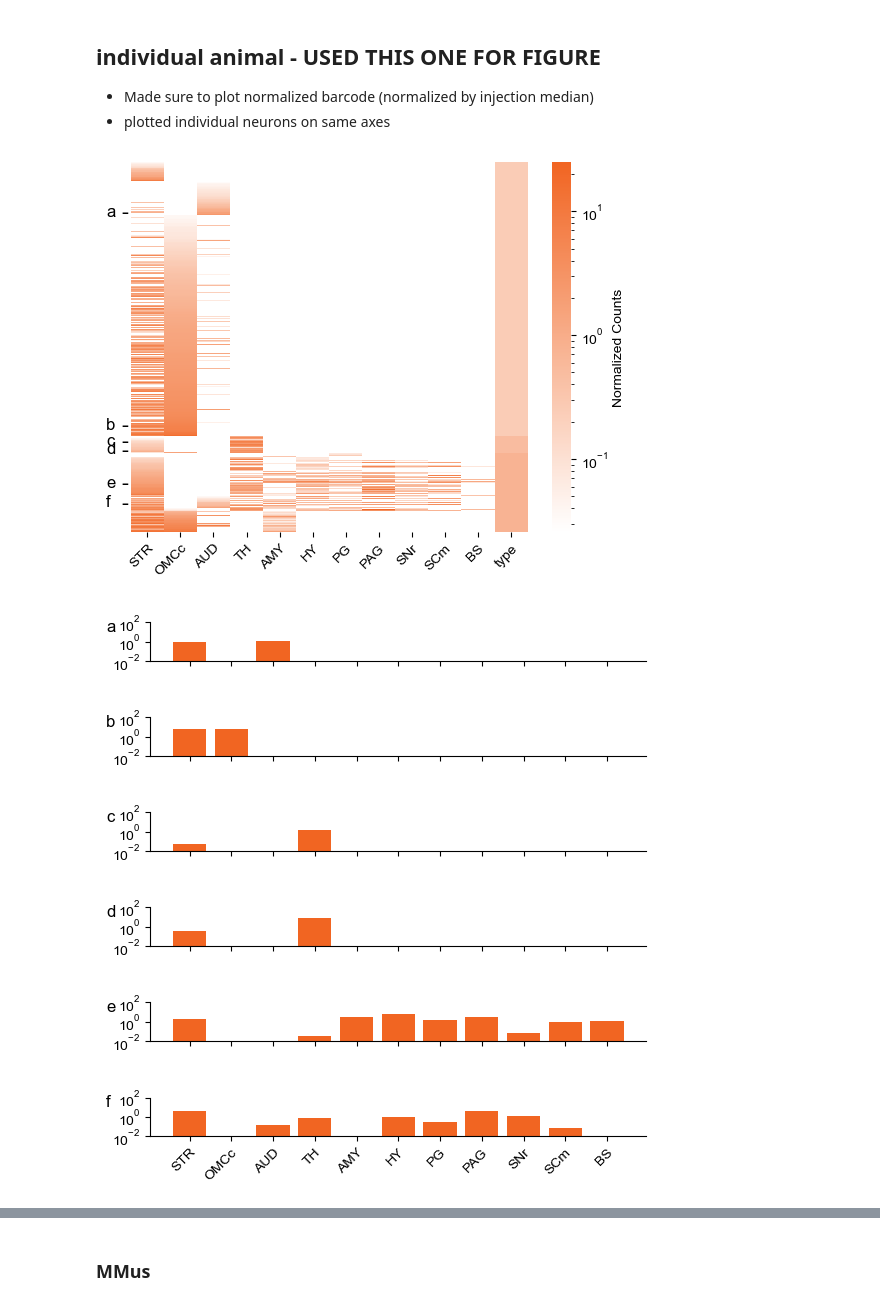
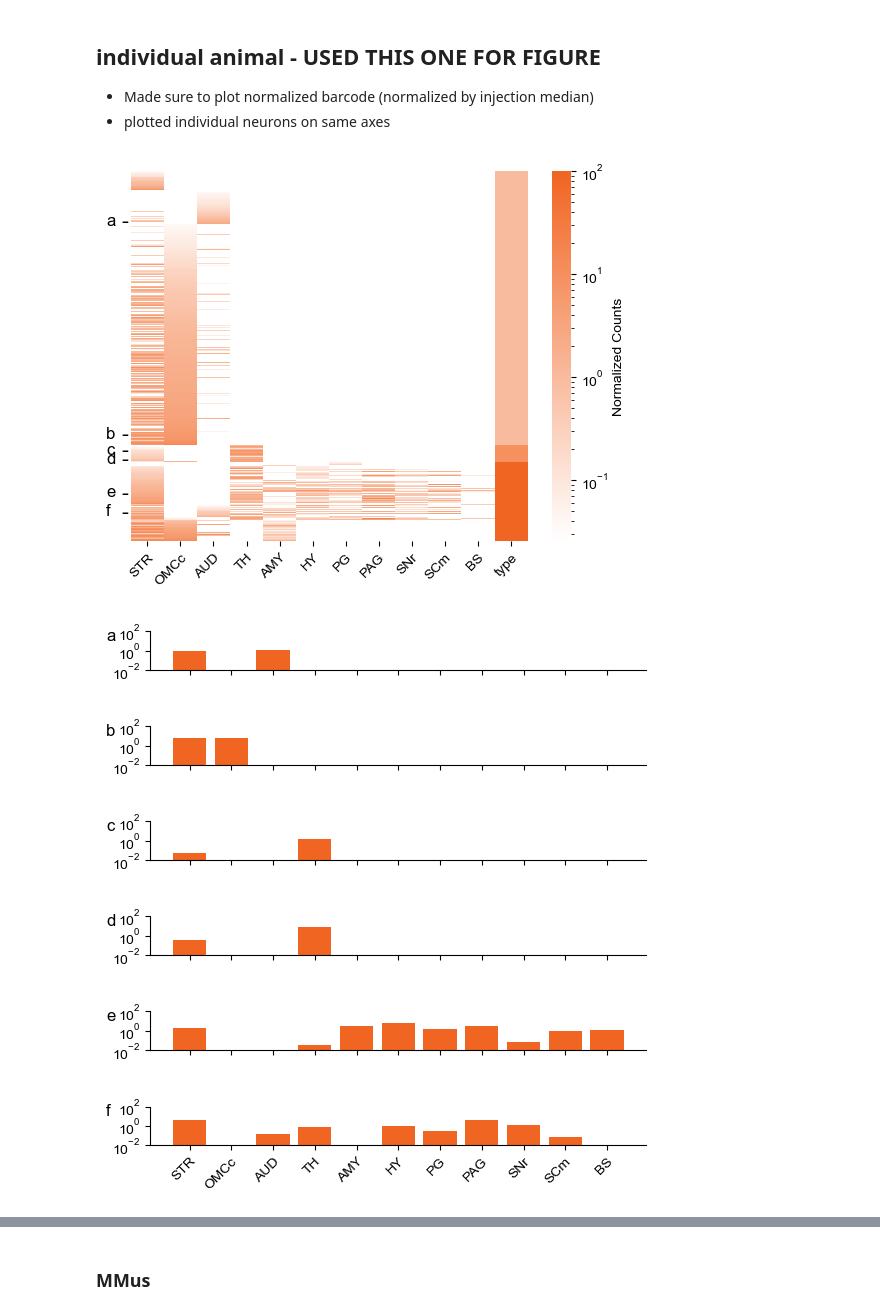
Before and after one commit to eisko/MAPseq_analysis, a Jupyter notebook: version5_fig2_OMC_240201.ipynb, the cells around one changed output, grey strips where cells are left out. Drawn from its saved outputs; the diff is of its cells as text; code cells hidden in the pictures.

```diff
--- a/version5_fig2_OMC_240201.ipynb
+++ b/version5_fig2_OMC_240201.ipynb
@@ -117,42 +114,46 @@ i=10
 
 sort_order = ['type', 'OMCc', 'AUD',  'STR', 'TH', 'AMY', 'HY', 'SNr', 'SCm', 'PG', 'PAG',
        'BS']
 neurons = {"a":135, "b":740, "c":785, "d":810, "e":905, "f":960}
+# neurons = {"a":850, "b":851, "c":852, "d":853, "e":854, "f":855}
+
+
 
 # counts
-all_idx, fig = sorted_heatmap(omc_preprocessN[i][plot_order], sort_by=sort_order, sort_ascend=True,
-                              title="", drop=[], label_neurons=neurons, norm=LogNorm(),
+plot_df, fig = sorted_heatmap(omc_preprocessN[i][plot_order], sort_by=sort_order, sort_ascend=True,
+                              title="", drop=[], label_neurons=neurons, log=True,
                               cbar=True)
 
 # rotate xtick labels 45 degrees
 plt.xticks(rotation=45,ha='right', rotation_mode='anchor')
 
 # set cbar label
 ax = plt.gca()
 ax.collections[0].colorbar.set_label("Normalized Counts")
 
 # plt.savefig(out_path+"OMC_heatmap_mapseq_STF6.svg", dpi=300, bbox_inches="tight")
 plt.show()
 
 
 
-neurons_idx = {}
+
+# neurons_idx = {}
+# for key in neurons:
+#     neurons_idx[key] = all_idx[neurons[key]]
+
 for key in neurons:
-    neurons_idx[key] = all_idx[neurons[key]]
-
-for key in neurons_idx:
        # single_neuron_bar(omc_preprocessN[i], neurons[key], label=key, sort_by=[])
-       plot = omc_preprocessN[i][plot_order]
-       single_neuron_bar(plot, neurons_idx[key], label=key, sort_by=[], row_norm=False,
+       plot = plot_df[plot_order]
+       single_neuron_bar(plot, neurons[key], label=key, sort_by=[], row_norm=False,
                          drop=["type"], ylim=[0.01, 100], ylog=True)
        if key=="f":
              plt.xticks(rotation=45, ha='right', rotation_mode='anchor')
        else:
              plt.tick_params(labelbottom=False)
       #  plt.savefig(out_path+"OMC_heatmap_mapseq_STF6"+"neuron_"+key+".svg", dpi=300, bbox_inches="tight")
        plt.show()
 # %% [output]
-[figure, old version]
+[figure, new version]
 [figure]
 [figure]
 [figure]
```
Also changed, not shown: parts of 3 cells of this notebook, 4 other files.
